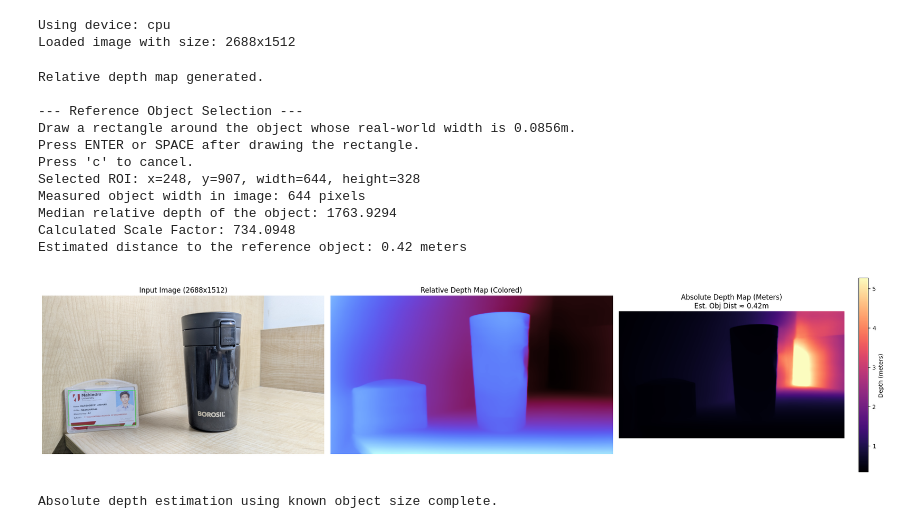
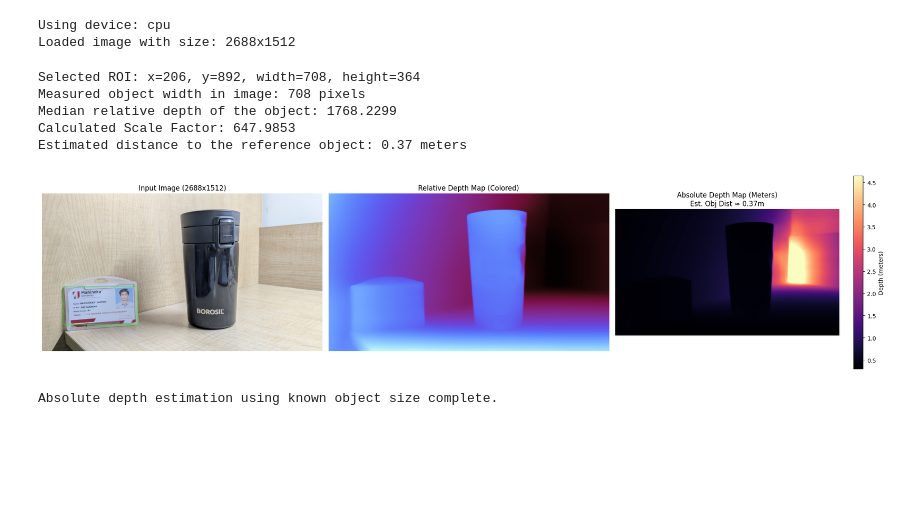
Before and after one commit to HarshdeepJ/Object_Volume_Detector, a Jupyter notebook: MiDAS.ipynb, the cells around one changed output. Saved outputs shown, nothing was run; the diff lists cells and outputs as text; code cells hidden in the pictures; blank space fills up the shorter version.

```diff
--- a/MiDAS.ipynb
+++ b/MiDAS.ipynb
@@ -12,35 +12,22 @@ import warnings
 MODEL_NAME = "Intel/dpt-hybrid-midas" # "Intel/dpt-large" Or "Intel/dpt-hybrid-midas", etc.
 IMAGE_PATH = r"C:\Users\harsh\Downloads\PXL_20250418_052835918.jpg" # <-- CHANGE THIS - Needs an image from Pixel 6a with the reference object
 
-# --- User Inputs (CRITICAL!) ---
-
-# 1. Camera Focal Length (in pixels) - ESTIMATED for Pixel 6a Main Camera (IMX363)
-#    *** IMPORTANT: This assumes image was taken at 4032x3024 resolution! ***
-#    *** If your image resolution is different, this value needs adjustment. ***
-#    *** For best results, perform camera calibration. ***
-KNOWN_FOCAL_LENGTH_PIXELS = 3131 # <--- Estimated fx for Pixel 6a main camera @ 4032px width
-
-# 2. Reference Object Real-World Size (in meters)
-#    Using standard Credit Card Width as default
+KNOWN_FOCAL_LENGTH_PIXELS = 3031
 KNOWN_OBJECT_WIDTH_METERS = 0.0856 # Standard ID-1 card width
 # KNOWN_OBJECT_HEIGHT_METERS = 0.05398 # Standard ID-1 card height
-# Choose ONE dimension consistently (either width or height) and measure that in the ROI selection step.
 
-# --- Device Setup ---
 device = torch.device("cuda" if torch.cuda.is_available() else "cpu")
 print(f"Using device: {device}")
 
-# --- Load Model and Processor ---
 try:
     processor = DPTImageProcessor.from_pretrained(MODEL_NAME)
     model = DPTForDepthEstimation.from_pretrained(MODEL_NAME)
     model.to(device)
-    model.eval() # Set model to evaluation mode
+    model.eval()
 except Exception as e:
     print(f"Error loading model/processor: {e}")
     exit()
 
-# --- Load Image ---
 try:
     if 'IMAGE_PATH' in locals() and IMAGE_PATH:
         image_pil = Image.open(IMAGE_PATH).convert("RGB")
@@ -67,16 +54,13 @@ except Exception as e:
     print(f"Error loading image: {e}")
     exit()
 
-# --- Prepare Image for Model ---
 inputs = processor(images=image_pil, return_tensors="pt")
 pixel_values = inputs.pixel_values.to(device)
 
-# --- Perform Inference (Get Relative Depth) ---
 with torch.no_grad():
     outputs = model(pixel_values)
     predicted_depth = outputs.predicted_depth
 
-# --- Post-process Relative Depth ---
 prediction_resized = torch.nn.functional.interpolate(
     predicted_depth.unsqueeze(1),
     size=image_pil.size[::-1], # (height, width)
@@ -84,13 +68,6 @@ prediction_resized = torch.nn.functional.interpolate(
     align_corners=False,
 )
 relative_depth_map = prediction_resized.squeeze().cpu().numpy()
-print("Relative depth map generated.")
-
-# --- Select Reference Object ROI (Region of Interest) ---
-print("\n--- Reference Object Selection ---")
-print(f"Draw a rectangle around the object whose real-world width is {KNOWN_OBJECT_WIDTH_METERS}m.")
-print("Press ENTER or SPACE after drawing the rectangle.")
-print("Press 'c' to cancel.")
 
 cv2.namedWindow("Select Reference Object", cv2.WINDOW_NORMAL)
 # Adjust window size for better viewing if needed
@@ -134,17 +111,14 @@ if d_relative_object <= 1e-6:
     print("Error: Relative depth of the object is too small or zero.")
     exit()
 
-# --- Calculate Scale Factor ---
-# Scale_Factor ≈ (Size_real * focal_length_pixels * d_relative) / size_pixels
+
 scale_factor = (KNOWN_OBJECT_WIDTH_METERS * KNOWN_FOCAL_LENGTH_PIXELS * d_relative_object) / object_size_pixels
 print(f"Calculated Scale Factor: {scale_factor:.4f}")
 
-# --- Estimate Distance to Object (for verification) ---
 estimated_distance = scale_factor / d_relative_object
 print(f"Estimated distance to the reference object: {estimated_distance:.2f} meters")
 
-# --- Calculate Absolute Depth Map ---
-epsilon = 1e-6 # Avoid division by zero
+epsilon = 1e-6
 absolute_depth_map = scale_factor / (relative_depth_map + epsilon)
 absolute_depth_map[absolute_depth_map <= 0] = np.median(absolute_depth_map[absolute_depth_map > 0]) # Replace non-positives
 
@@ -153,43 +127,37 @@ relative_depth_visual = cv2.normalize(relative_depth_map, None, 0, 255, cv2.NORM
 relative_depth_colored = cv2.applyColorMap(relative_depth_visual, cv2.COLORMAP_MAGMA)
 
 min_depth_vis = np.percentile(absolute_depth_map[absolute_depth_map > 0], 2)
 max_depth_vis = np.percentile(absolute_depth_map[absolute_depth_map > 0], 98)
 
 fig, ax = plt.subplots(1, 3, figsize=(21, 7))
 
 image_display_rgb = cv2.cvtColor(image_display_bgr, cv2.COLOR_BGR2RGB)
 cv2.rectangle(image_display_rgb, (x, y), (x+w, y+h), (0, 255, 0), 2)
 ax[0].imshow(image_display_rgb)
 ax[0].set_title(f"Input Image ({original_width}x{original_height})")
 ax[0].axis('off')
 
 ax[1].imshow(relative_depth_colored)
 ax[1].set_title("Relative Depth Map (Colored)")
 ax[1].axis('off')
 
 im = ax[2].imshow(absolute_depth_map, cmap='magma', vmin=min_depth_vis, vmax=max_depth_vis)
 ax[2].set_title(f"Absolute Depth Map (Meters)\nEst. Obj Dist ≈ {estimated_distance:.2f}m")
 ax[2].axis('off')
 cbar = fig.colorbar(im, ax=ax[2], shrink=0.7)
 cbar.set_label('Depth (meters)')
 
 plt.tight_layout()
 plt.show()
 
 print("Absolute depth estimation using known object size complete.")
 # %% [output]
 Using device: cpu
 Loaded image with size: 2688x1512
-Relative depth map generated.
-
---- Reference Object Selection ---
-Draw a rectangle around the object whose real-world width is 0.0856m.
-Press ENTER or SPACE after drawing the rectangle.
-Press 'c' to cancel.
-Selected ROI: x=248, y=907, width=644, height=328
-Measured object width in image: 644 pixels
-Median relative depth of the object: 1763.9294
-Calculated Scale Factor: 734.0948
-Estimated distance to the reference object: 0.42 meters
+Selected ROI: x=206, y=892, width=708, height=364
+Measured object width in image: 708 pixels
+Median relative depth of the object: 1768.2299
+Calculated Scale Factor: 647.9853
+Estimated distance to the reference object: 0.37 meters
-[figure, old version]
+[figure, new version]
 Absolute depth estimation using known object size complete.
```
